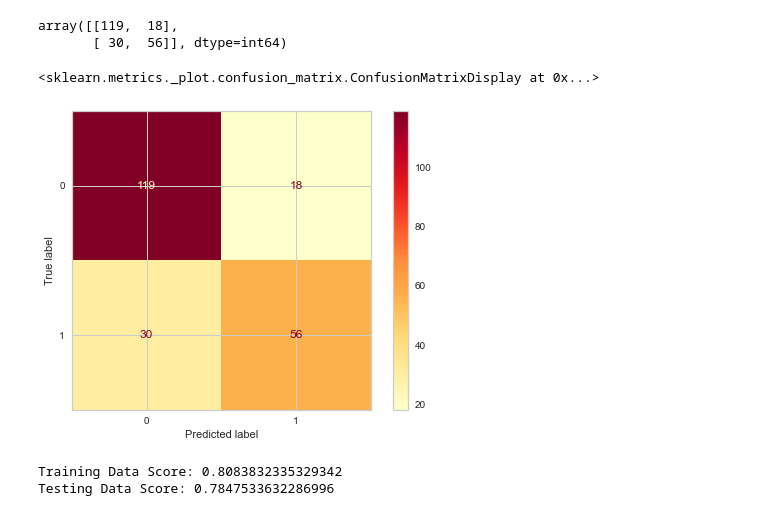
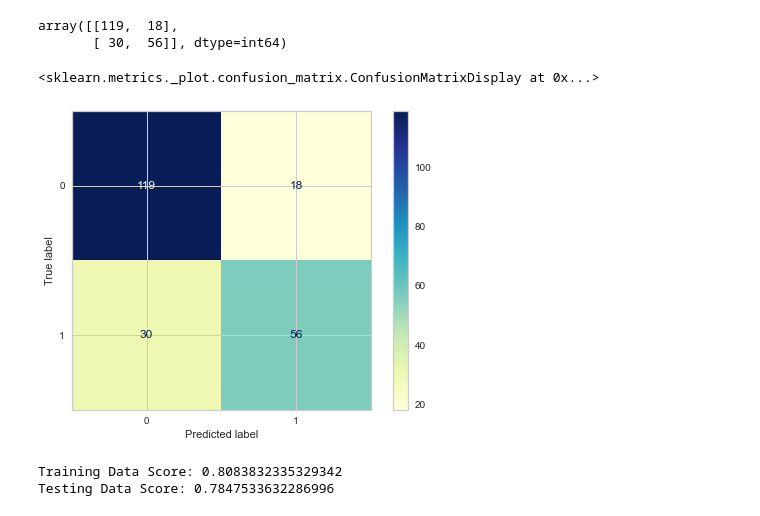
Before and after one commit to Flower67/SinkorSwim, a Jupyter notebook: Titanic/Titanic_LR.ipynb, the cells around one changed output. Cells and saved outputs as stored; diff of their text form; code cells hidden in the pictures.

Commit message:
Updated graph in LR notebook

```diff
--- a/Titanic/Titanic_LR.ipynb
+++ b/Titanic/Titanic_LR.ipynb
@@ -50,10 +54,10 @@ array([[119,  18],
        [ 30,  56]], dtype=int64)
 # %%
 from sklearn.metrics import plot_confusion_matrix
-plot_confusion_matrix(classifier, X_test, y_test, cmap = 'YlOrRd')
+plot_confusion_matrix(classifier, X_test, y_test, cmap = 'YlGnBu')
 # %% [output]
 <sklearn.metrics._plot.confusion_matrix.ConfusionMatrixDisplay at 0x...>
-[figure, old version]
+[figure, new version]
 # %%
 # Score the model
 print(f"Training Data Score: {classifier.score(X_train, y_train)}")
```
Also changed, not shown: parts of 3 cells of this notebook.
